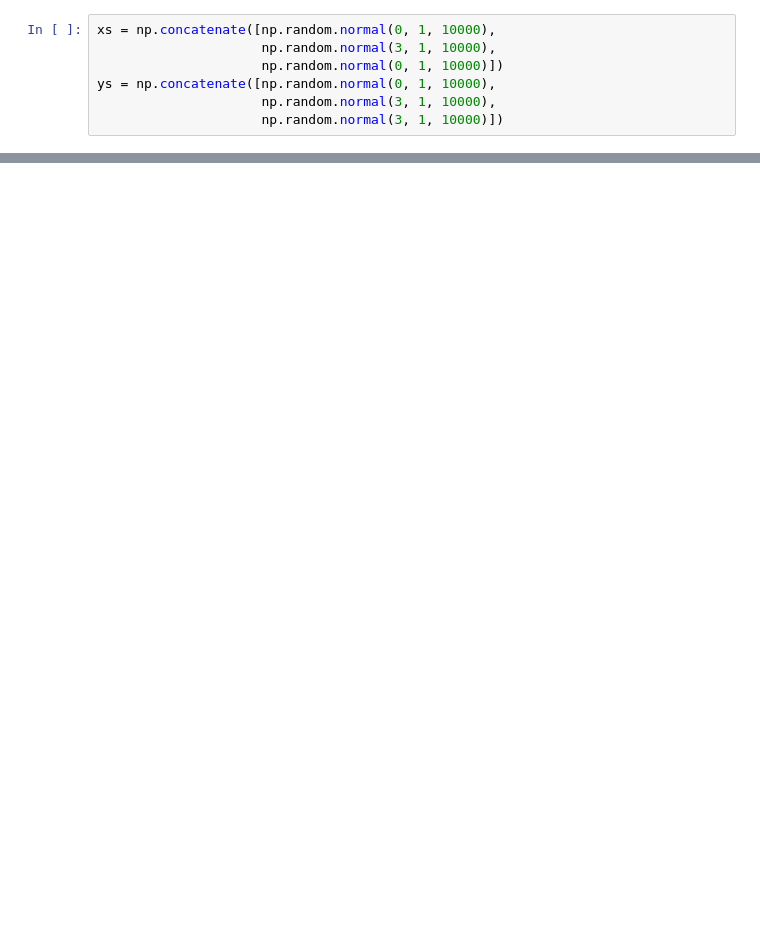
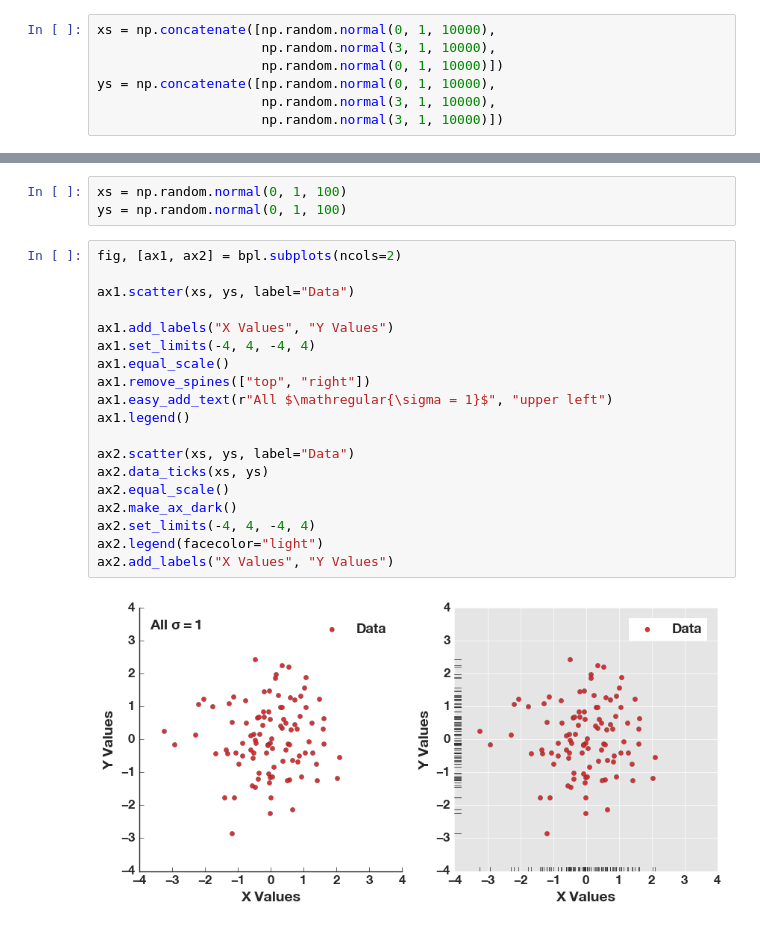
Before and after one commit to gillenbrown/betterplotlib, a Jupyter notebook: docs/examples.ipynb, the cells around one changed output, grey strips where cells are left out. Drawn from its saved outputs; the diff is of its cells as text; blank space fills up the shorter version.

```diff
--- a/docs/examples.ipynb
+++ b/docs/examples.ipynb
@@ -123,0 +125,24 @@ This is just a short introduction into some of the things the code can do. Check
+# %%
+xs = np.random.normal(0, 1, 100)
+ys = np.random.normal(0, 1, 100)
+# %%
+fig, [ax1, ax2] = bpl.subplots(ncols=2)
+
+ax1.scatter(xs, ys, label="Data")
+
+ax1.add_labels("X Values", "Y Values")
+ax1.set_limits(-4, 4, -4, 4)
+ax1.equal_scale()
+ax1.remove_spines(["top", "right"])
+ax1.easy_add_text(r"All $\mathregular{\sigma = 1}$", "upper left")
+ax1.legend()
+
+ax2.scatter(xs, ys, label="Data")
+ax2.data_ticks(xs, ys)
+ax2.equal_scale()
+ax2.make_ax_dark()
+ax2.set_limits(-4, 4, -4, 4)
+ax2.legend(facecolor="light")
+ax2.add_labels("X Values", "Y Values")
+# %% [output]
+[figure, added]
```
Also changed, not shown: parts of 21 cells of this notebook, 33 other files.
